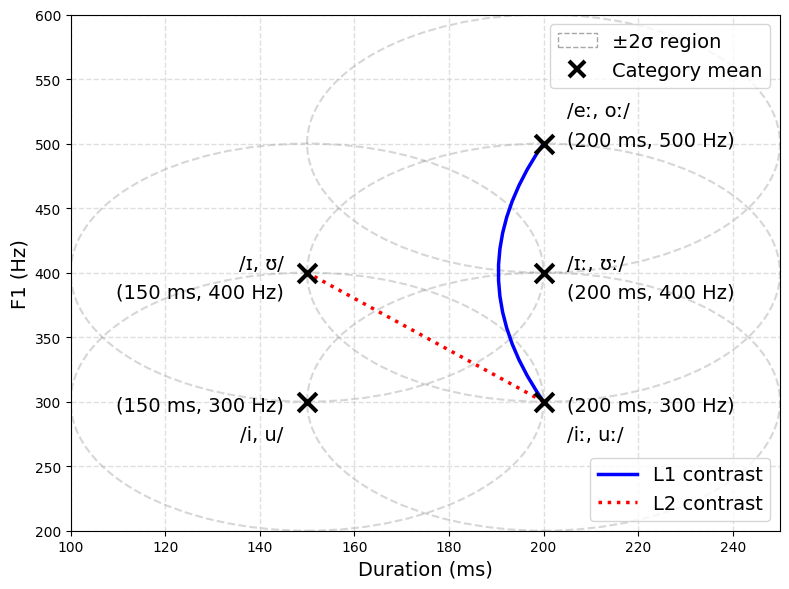
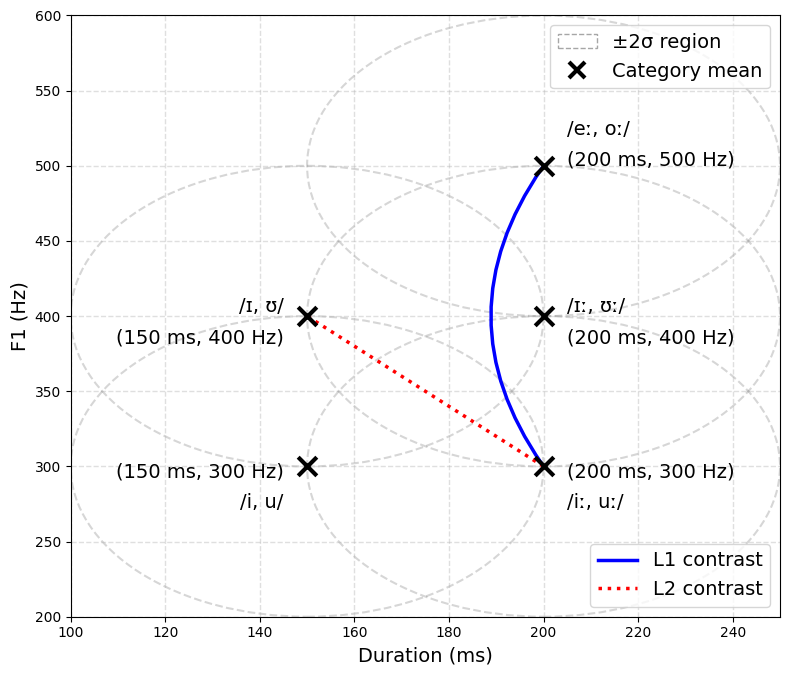
Code edit (unified diff) that turned the first committed figure into the second:
--- before
+++ after
@@ -1,6 +1,9 @@
+import matplotlib as mpl
 import matplotlib.pyplot as plt
 from matplotlib.patches import Ellipse
 from matplotlib.lines import Line2D
 from matplotlib.patches import Ellipse, FancyArrowPatch
+
+mpl.rcParams['svg.fonttype'] = 'none'
 
 # ----------------------------
@@ -29,5 +32,5 @@
 # Plot setup
 # ----------------------------
-fig, ax = plt.subplots(figsize=(8, 6))
+fig, ax = plt.subplots(figsize=(8, 6.85))
 
 ax.set_xlim(100, 250)
@@ -227,5 +230,5 @@
 # plt.show()
 plt.savefig(
-    "./phoneme_distribution.pdf",
+    "./phoneme_distribution.svg",
     bbox_inches="tight"
 )

Commit: 20260508 + 6